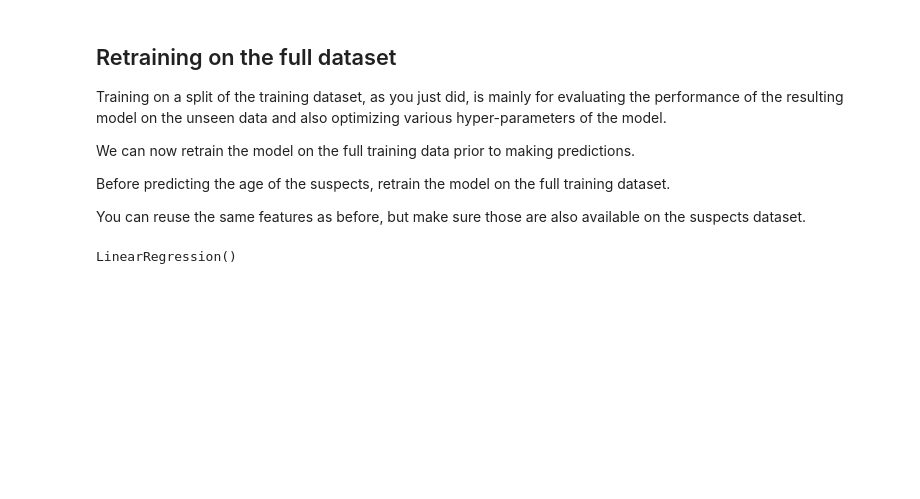
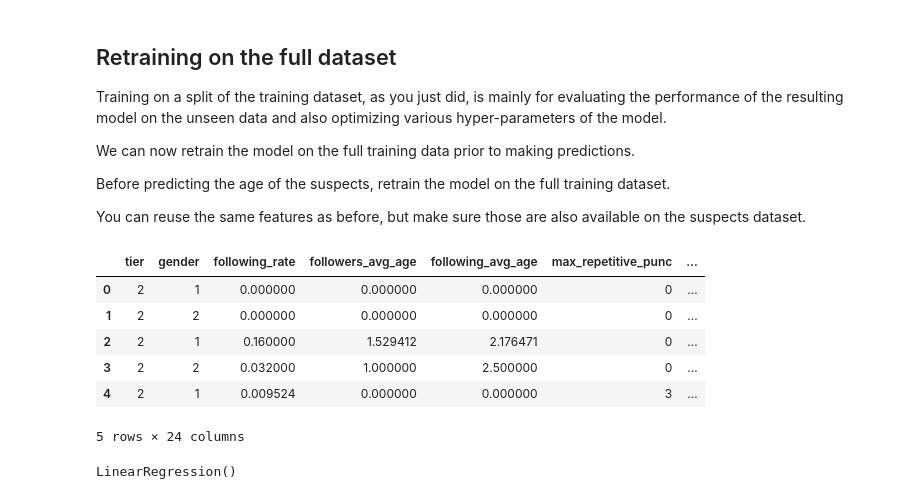
Before and after one commit to clap-b/thedarezone-landing-69064, a Jupyter notebook: Assignements/Part 2/Assignment_part_2.ipynb, the cells around one changed output. Saved outputs shown, nothing was run; the diff lists cells and outputs as text; code cells hidden in the pictures; blank space fills up the shorter version.

```diff
--- a/Assignements/Part 2/Assignment_part_2.ipynb
+++ b/Assignements/Part 2/Assignment_part_2.ipynb
@@ -166,17 +166,28 @@ You can reuse the same features as before, but make sure those are also availabl
 # %%
 #Your code here
 
 
 X_full = train_dataset[features]
 y_full = train_dataset['age']
 
 train_medians = X_full.median(numeric_only=True)
+
 X_full = X_full.fillna(train_medians)
 y_full = y_full.fillna(y_full.median())
 
 X_suspects = suspects[features].copy()
 
 X_suspects = X_suspects.fillna(train_medians)
+
+X_suspects.head()
+# %% [output]
+|  | tier | gender | following_rate | followers_avg_age | following_avg_age | max_repetitive_punc | ... |
+| 0 | 2 | 1 | 0.000000 | 0.000000 | 0.000000 | 0 | ... |
+| 1 | 2 | 2 | 0.000000 | 0.000000 | 0.000000 | 0 | ... |
+| 2 | 2 | 1 | 0.160000 | 1.529412 | 2.176471 | 0 | ... |
+| 3 | 2 | 2 | 0.032000 | 1.000000 | 2.500000 | 0 | ... |
+| 4 | 2 | 1 | 0.009524 | 0.000000 | 0.000000 | 3 | ... |
+5 rows × 24 columns
 # %%
 # Use a new MinMaxScaller to rescale your the features in X and in the suspect dataset
 from sklearn.preprocessing import MinMaxScaler
```
Also changed, not shown: parts of 4 cells of this notebook.
